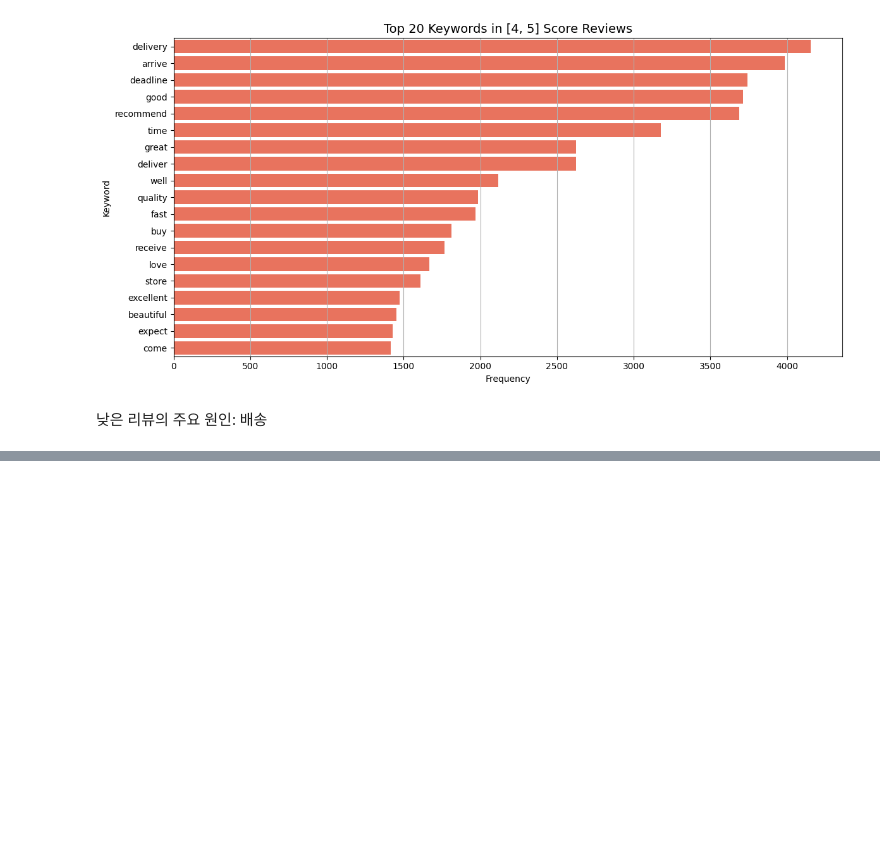
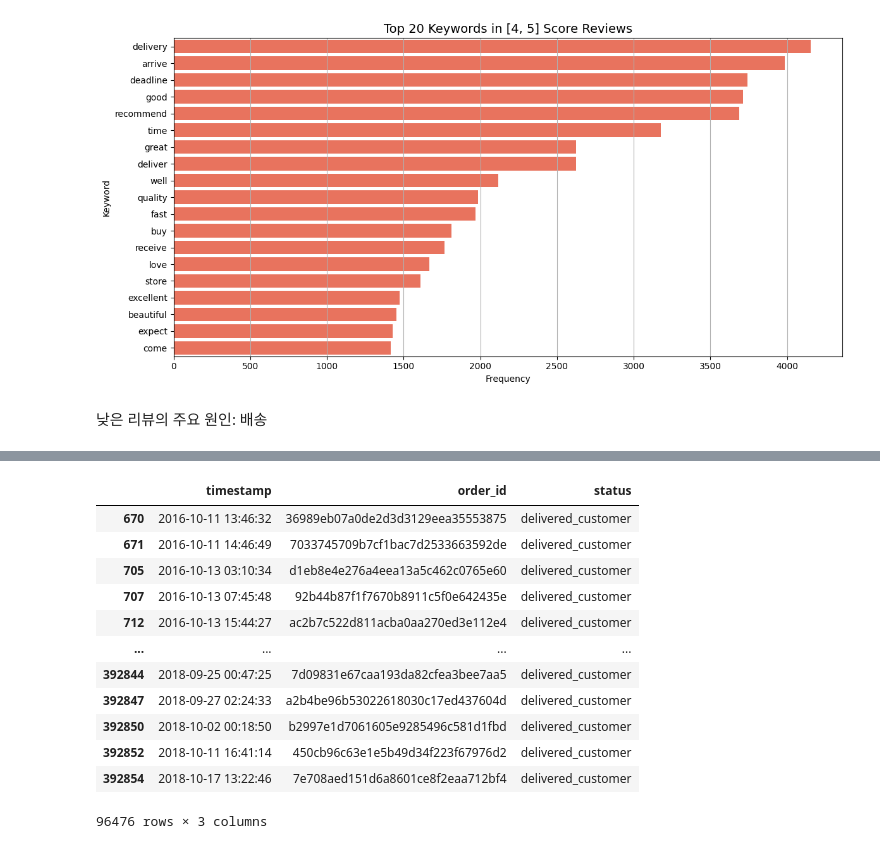
Before and after one commit to jmhwang-dev/e-commerce, a Jupyter notebook: notebooks/pandas/eda/low_rating_review.ipynb, the cells around one changed output, grey strips where cells are left out. Saved outputs shown, nothing was run; the diff lists cells and outputs as text; code cells hidden in the pictures; blank space fills up the shorter version.

```diff
--- a/notebooks/pandas/eda/low_rating_review.ipynb
+++ b/notebooks/pandas/eda/low_rating_review.ipynb
@@ -137,0 +153,17 @@ plt.show()
+# %%
+delivered_order_df = order_status_df[order_status_df['status'] == 'delivered_customer']
+delivered_order_df
+# %% [output]
+|  | timestamp | order_id | status |
+| 670 | 2016-10-11 13:46:32 | 36989eb07a0de2d3d3129eea35553875 | delivered_customer |
+| 671 | 2016-10-11 14:46:49 | 7033745709b7cf1bac7d2533663592de | delivered_customer |
+| 705 | 2016-10-13 03:10:34 | d1eb8e4e276a4eea13a5c462c0765e60 | delivered_customer |
+| 707 | 2016-10-13 07:45:48 | 92b44b87f1f7670b8911c5f0e642435e | delivered_customer |
+| 712 | 2016-10-13 15:44:27 | ac2b7c522d811acba0aa270ed3e112e4 | delivered_customer |
+| ... | ... | ... | ... |
+| 392844 | 2018-09-25 00:47:25 | 7d09831e67caa193da82cfea3bee7aa5 | delivered_customer |
+| 392847 | 2018-09-27 02:24:33 | a2b4be96b53022618030c17ed437604d | delivered_customer |
+| 392850 | 2018-10-02 00:18:50 | b2997e1d7061605e9285496c581d1fbd | delivered_customer |
+| 392852 | 2018-10-11 16:41:14 | 450cb96c63e1e5b49d34f223f67976d2 | delivered_customer |
+| 392854 | 2018-10-17 13:22:46 | 7e708aed151d6a8601ce8f2eaa712bf4 | delivered_customer |
+96476 rows × 3 columns
```
Also changed, not shown: parts of 7 cells of this notebook.
